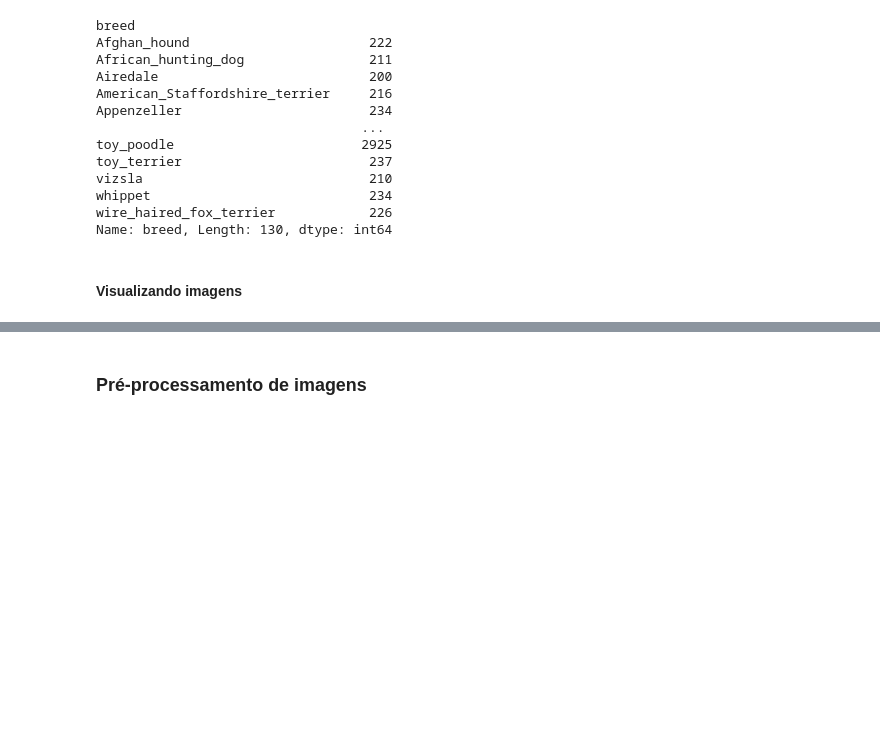
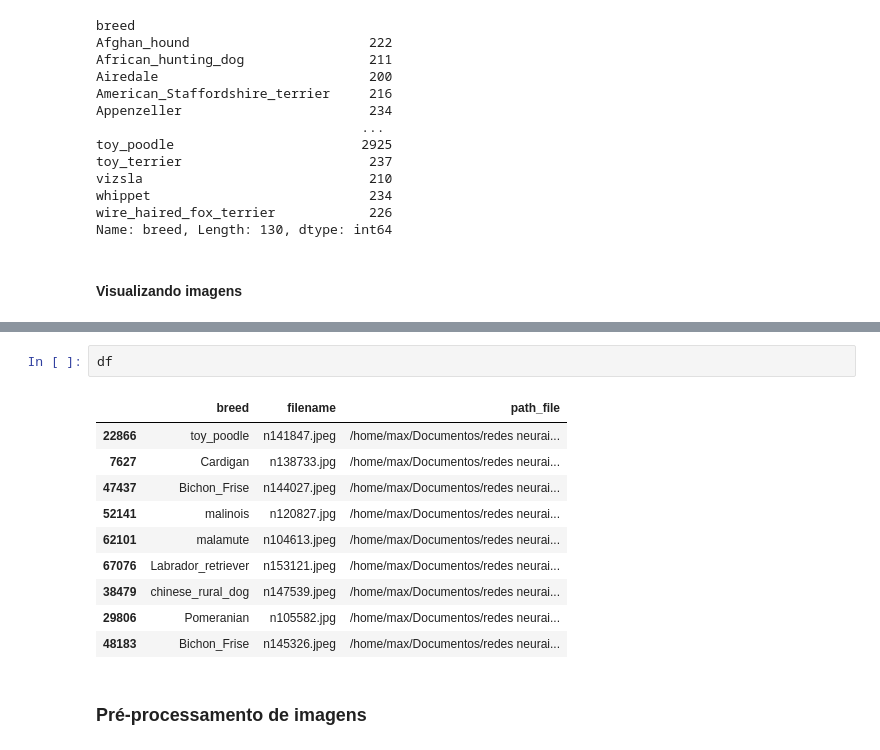
Before and after one commit to AmandaACLucio/redes_neurais, a Jupyter notebook: Detecção de Raças de Cachorros utilizando Redes Neurais.ipynb, the cells around one changed output, grey strips where cells are left out. Saved outputs shown, nothing was run; the diff lists cells and outputs as text; blank space fills up the shorter version.

```diff
--- a/Detecção de Raças de Cachorros utilizando Redes Neurais.ipynb
+++ b/Detecção de Raças de Cachorros utilizando Redes Neurais.ipynb
@@ -97,3 +100,16 @@ for index, row in df.iterrows():
+# %%
+df
+# %% [output]
+|  | breed | filename | path_file |
+| 22866 | toy_poodle | n141847.jpeg | /home/max/Documentos/redes neurai... |
+| 7627 | Cardigan | n138733.jpg | /home/max/Documentos/redes neurai... |
+| 47437 | Bichon_Frise | n144027.jpeg | /home/max/Documentos/redes neurai... |
+| 52141 | malinois | n120827.jpg | /home/max/Documentos/redes neurai... |
+| 62101 | malamute | n104613.jpeg | /home/max/Documentos/redes neurai... |
+| 67076 | Labrador_retriever | n153121.jpeg | /home/max/Documentos/redes neurai... |
+| 38479 | chinese_rural_dog | n147539.jpeg | /home/max/Documentos/redes neurai... |
+| 29806 | Pomeranian | n105582.jpg | /home/max/Documentos/redes neurai... |
+| 48183 | Bichon_Frise | n145326.jpeg | /home/max/Documentos/redes neurai... |
 # %% [markdown]
 ### Pré-processamento de imagens
 # %%
```
Also changed, not shown: parts of 4 cells of this notebook.
